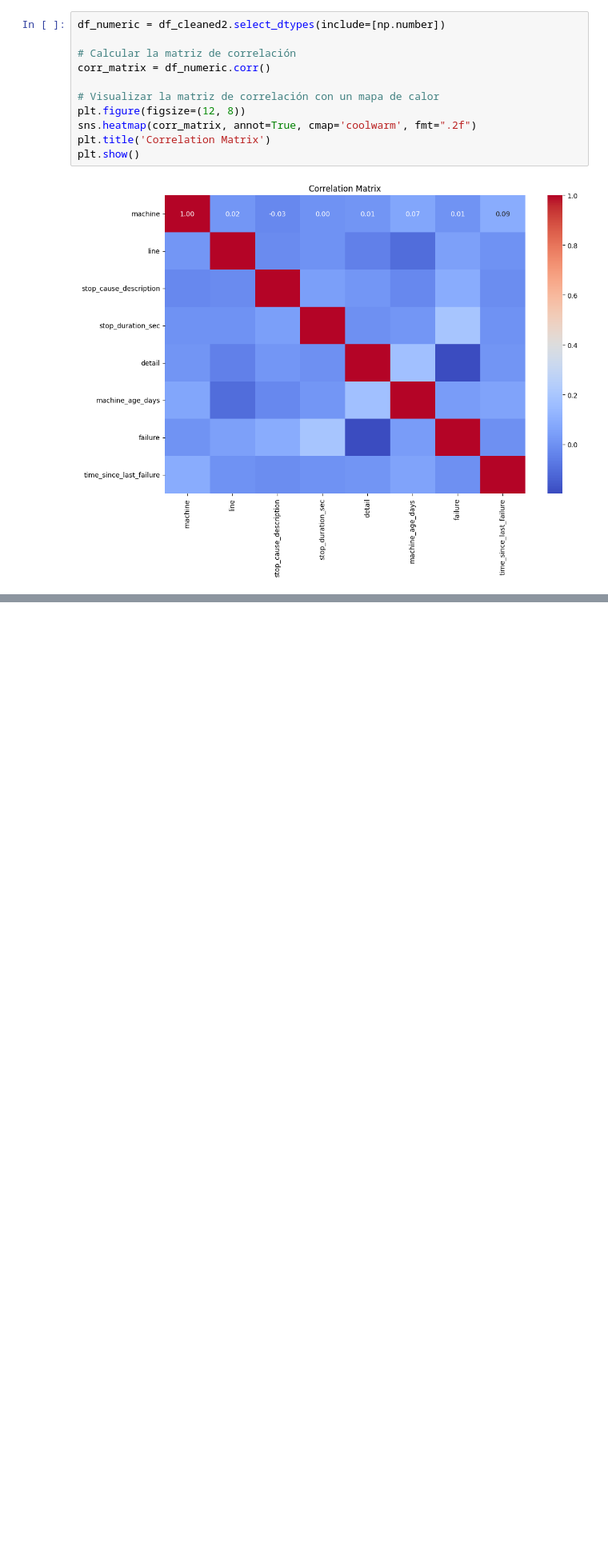
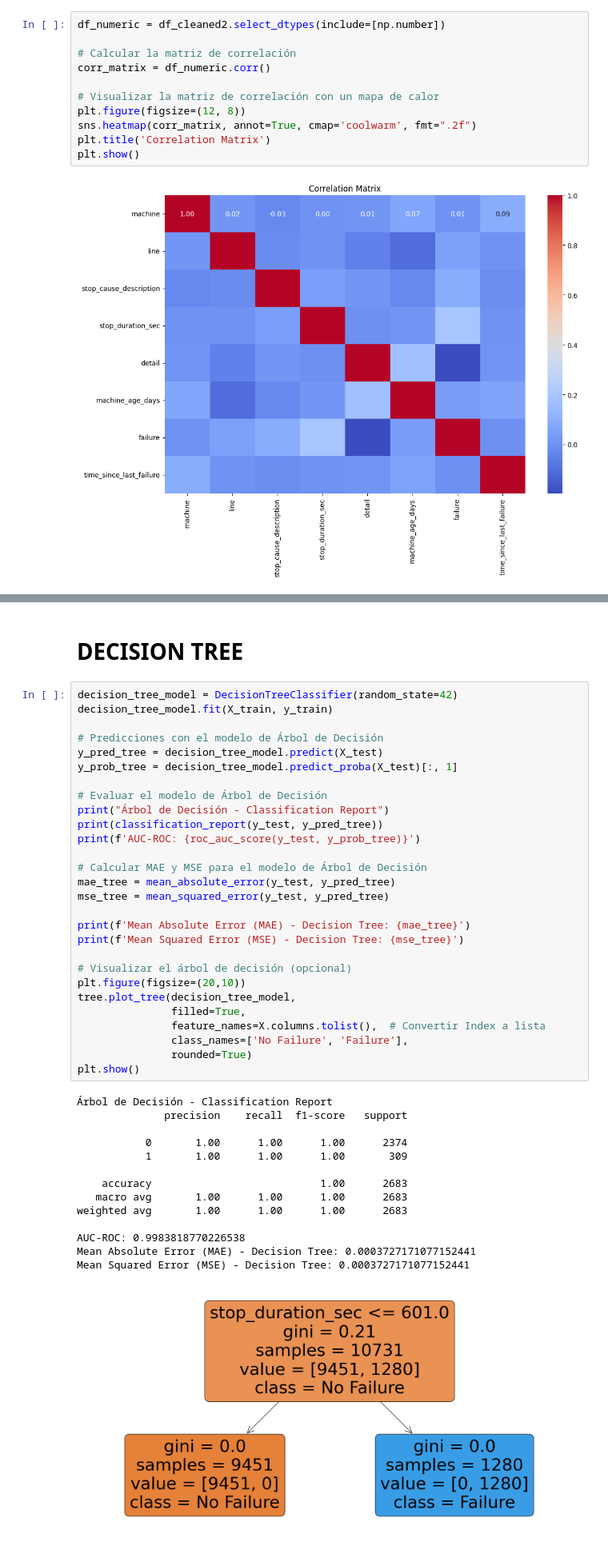
Before and after one commit to 2023206/Capstone_DA, a Jupyter notebook: Version2.ipynb, the cells around one changed output, grey strips where cells are left out. Shown at 80% size. Saved outputs shown, nothing was run; the diff lists cells and outputs as text; blank space fills up the shorter version.

```diff
--- a/Version2.ipynb
+++ b/Version2.ipynb
@@ -825,0 +903,45 @@ df_complete_l33.shape
+# %% [markdown]
+# DECISION TREE
+# %%
+decision_tree_model = DecisionTreeClassifier(random_state=42)
+decision_tree_model.fit(X_train, y_train)
+
+# Predicciones con el modelo de Árbol de Decisión
+y_pred_tree = decision_tree_model.predict(X_test)
+y_prob_tree = decision_tree_model.predict_proba(X_test)[:, 1]
+
+# Evaluar el modelo de Árbol de Decisión
+print("Árbol de Decisión - Classification Report")
+print(classification_report(y_test, y_pred_tree))
+print(f'AUC-ROC: {roc_auc_score(y_test, y_prob_tree)}')
+
+# Calcular MAE y MSE para el modelo de Árbol de Decisión
+mae_tree = mean_absolute_error(y_test, y_pred_tree)
+mse_tree = mean_squared_error(y_test, y_pred_tree)
+
+print(f'Mean Absolute Error (MAE) - Decision Tree: {mae_tree}')
+print(f'Mean Squared Error (MSE) - Decision Tree: {mse_tree}')
+
+# Visualizar el árbol de decisión (opcional)
+plt.figure(figsize=(20,10))
+tree.plot_tree(decision_tree_model,
+               filled=True,
+               feature_names=X.columns.tolist(),  # Convertir Index a lista
+               class_names=['No Failure', 'Failure'],
+               rounded=True)
+plt.show()
+# %% [output]
+Árbol de Decisión - Classification Report
+              precision    recall  f1-score   support
+
+           0       1.00      1.00      1.00      2374
+           1       1.00      1.00      1.00       309
+
+    accuracy                           1.00      2683
+   macro avg       1.00      1.00      1.00      2683
+weighted avg       1.00      1.00      1.00      2683
+
+AUC-ROC: 0.9983818770226538
+Mean Absolute Error (MAE) - Decision Tree: 0.0003727171077152441
+Mean Squared Error (MSE) - Decision Tree: 0.0003727171077152441
+[figure, added]
```
Also changed, not shown: parts of 30 cells of this notebook, 1 other file.
